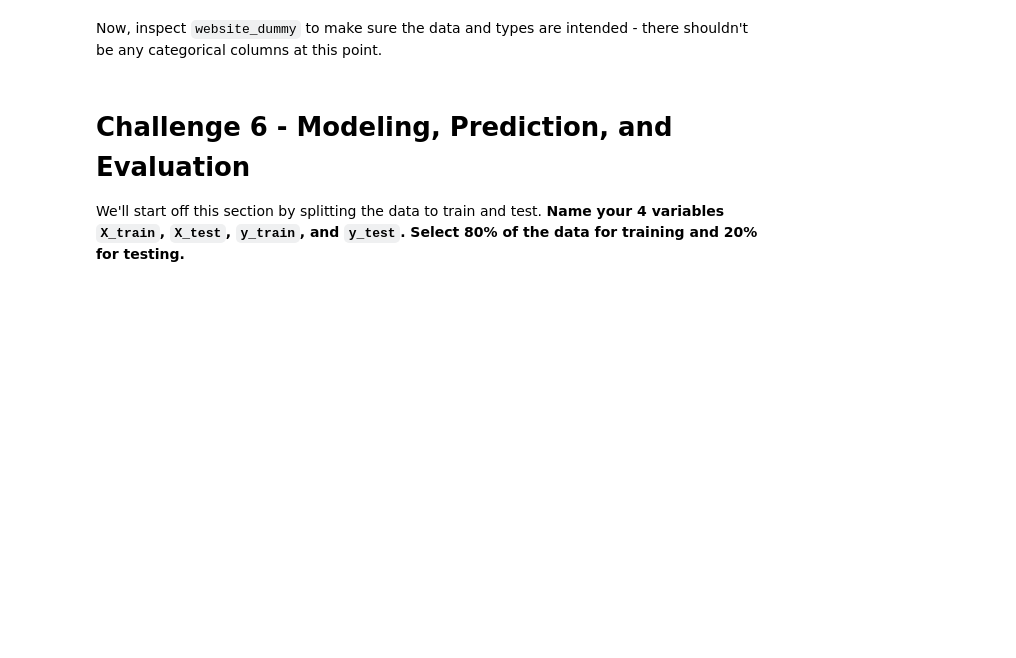
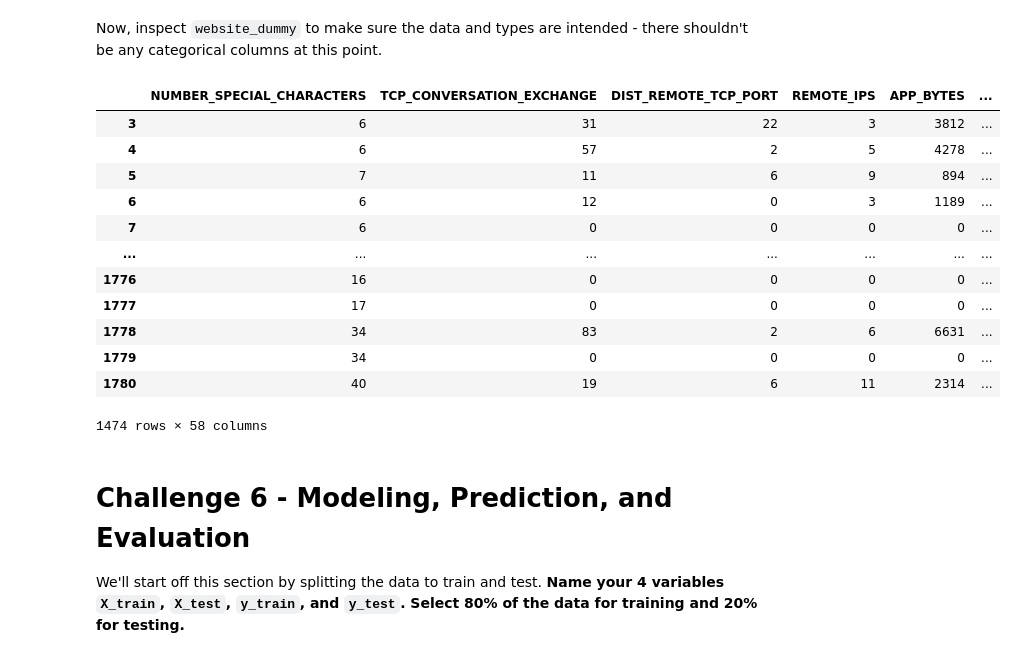
Before and after one commit to ta-data-bcn/lab-supervised-learning, a Jupyter notebook: your-code/main.ipynb, the cells around one changed output. Cells and saved outputs as stored; diff of their text form; code cells hidden in the pictures; blank space fills up the shorter version.

```diff
--- a/your-code/main.ipynb
+++ b/your-code/main.ipynb
@@ -318,2 +414,4 @@ OK, all our categorical data are fixed now. **Let's convert them to ordinal data
+# %%
+websites_dummy = pd.get_dummies(websites_cleaned, drop_first=True)
 # %% [markdown]
 Now, inspect `website_dummy` to make sure the data and types are intended - there shouldn't be any categorical columns at this point.
@@ -322,3 +418,19 @@ Now, inspect `website_dummy` to make sure the data and types are intended - ther
+# %%
+websites_dummy
+# %% [output]
+|  | NUMBER_SPECIAL_CHARACTERS | TCP_CONVERSATION_EXCHANGE | DIST_REMOTE_TCP_PORT | REMOTE_IPS | APP_BYTES | ... |
+| 3 | 6 | 31 | 22 | 3 | 3812 | ... |
+| 4 | 6 | 57 | 2 | 5 | 4278 | ... |
+| 5 | 7 | 11 | 6 | 9 | 894 | ... |
+| 6 | 6 | 12 | 0 | 3 | 1189 | ... |
+| 7 | 6 | 0 | 0 | 0 | 0 | ... |
+| ... | ... | ... | ... | ... | ... | ... |
+| 1776 | 16 | 0 | 0 | 0 | 0 | ... |
+| 1777 | 17 | 0 | 0 | 0 | 0 | ... |
+| 1778 | 34 | 83 | 2 | 6 | 6631 | ... |
+| 1779 | 34 | 0 | 0 | 0 | 0 | ... |
+| 1780 | 40 | 19 | 6 | 11 | 2314 | ... |
+1474 rows × 58 columns
 # %% [markdown]
 # Challenge 6 - Modeling, Prediction, and Evaluation
 
```
Also changed, not shown: parts of 69 cells of this notebook.
